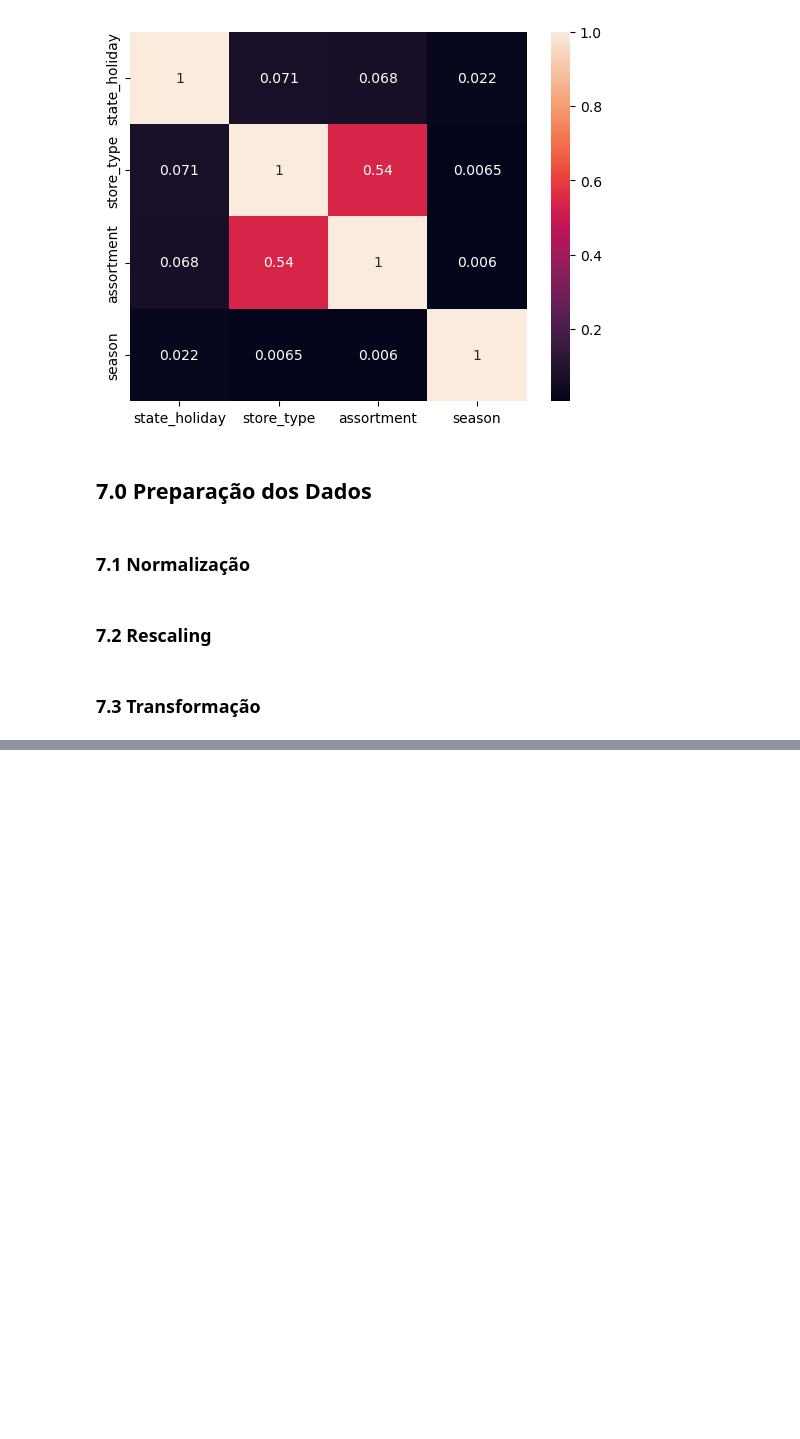
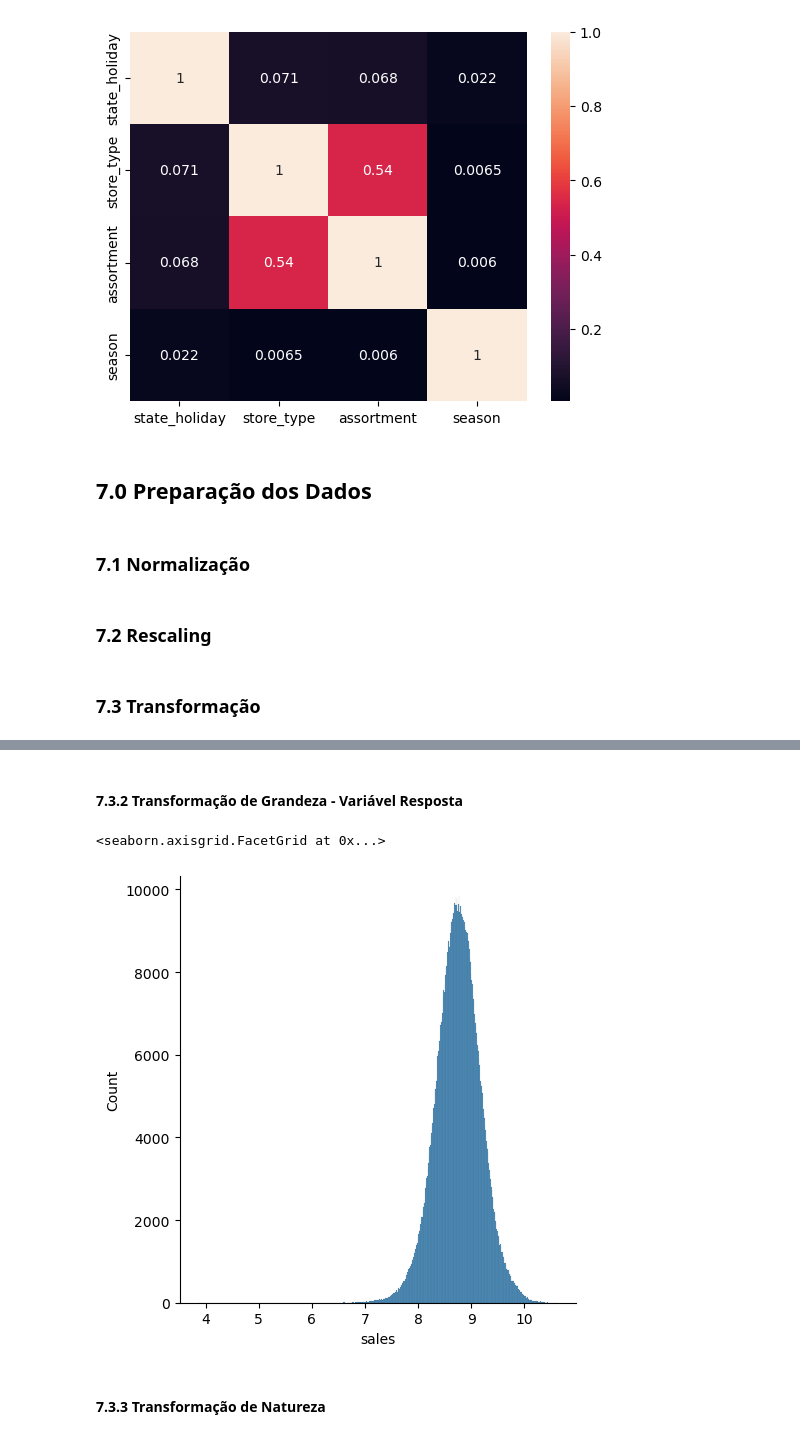
Before and after one commit to rafapires07/rossmann_store, a Jupyter notebook: rossmann_store_jupyter.ipynb, the cells around one changed output, grey strips where cells are left out. Drawn from its saved outputs; the diff is of its cells as text; code cells hidden in the pictures; blank space fills up the shorter version.

Commit message:
Finalizado Rescaling, encoding e transformacao dos dados, pronto para selecao de features

```diff
--- a/rossmann_store_jupyter.ipynb
+++ b/rossmann_store_jupyter.ipynb
@@ -657,0 +689,23 @@ df5 = df4.copy()
+# %%
+#store_type - label encoding
+le = LabelEncoder()
+df5['store_type'] = le.fit_transform(df5['store_type'])
+# %%
+#assortment -ordinal encoding
+mapping = {"basic": 1,  "extra": 2, "extended": 3}
+df5['assortment'] = df5['assortment'].map(mapping)
+# %%
+#season - ordinal encoding
+mapping2 = {"winter": 1,  "spring": 2, "summer": 3, 'fall': 4}
+df5['season'] = df5['season'].map(mapping2)
+# %% [markdown]
+#### 7.3.2 Transformação de Grandeza - Variável Resposta
+# %%
+df5['sales'] = np.log1p(df5['sales'])
+# %%
+sns.displot(df5['sales'])
+# %% [output]
+<seaborn.axisgrid.FacetGrid at 0x...>
+[figure, added]
+# %% [markdown]
+#### 7.3.3 Transformação de Natureza
```
Also changed, not shown: parts of 7 cells of this notebook.
